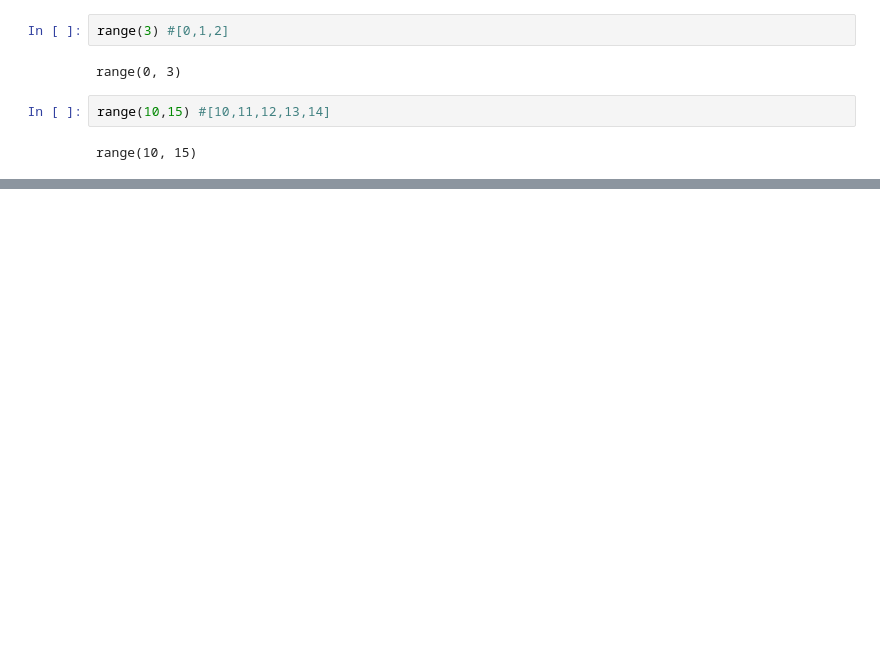
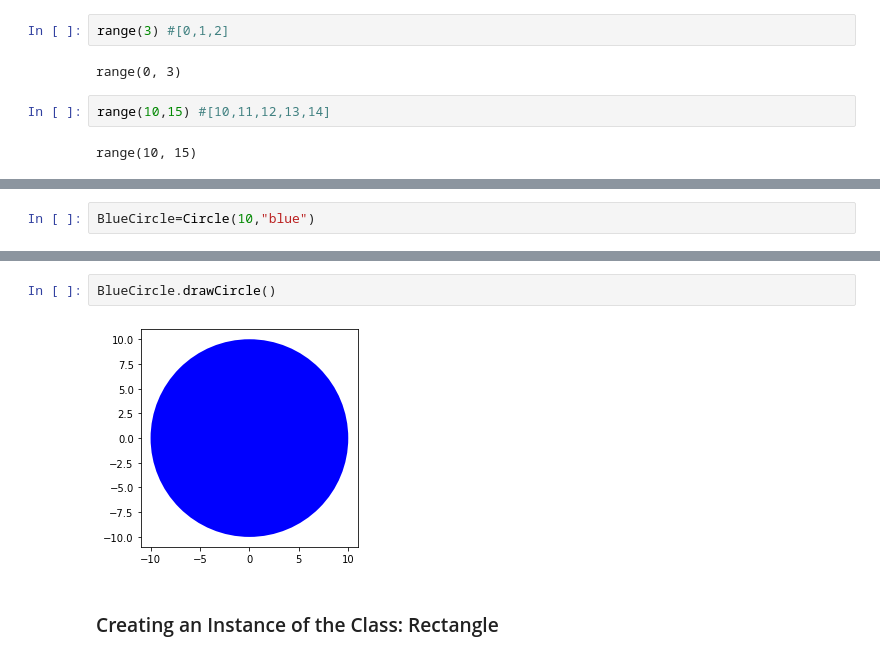
Before and after one commit to PosgradoMNA/actividades-de-aprendizaje-RobertoRomeroVielma-A00822314, a Jupyter notebook: Actividad_de_semana_1_2_Python_for_Data_Science_(IBM).ipynb, the cells around one changed output, grey strips where cells are left out. Drawn from its saved outputs; the diff is of its cells as text; blank space fills up the shorter version.

```diff
--- a/Actividad_de_semana_1_2_Python_for_Data_Science_(IBM).ipynb
+++ b/Actividad_de_semana_1_2_Python_for_Data_Science_(IBM).ipynb
@@ -969,0 +1416,2 @@ range(10, 15)
+# %%
+BlueCircle=Circle(10,"blue")
@@ -969,0 +1426,6 @@ range(10, 15)
+# %%
+BlueCircle.drawCircle()
+# %% [output]
+[figure, added]
+# %% [markdown]
+### Creating an Instance of the Class: Rectangle
```
Also changed, not shown: parts of 126 cells of this notebook.
